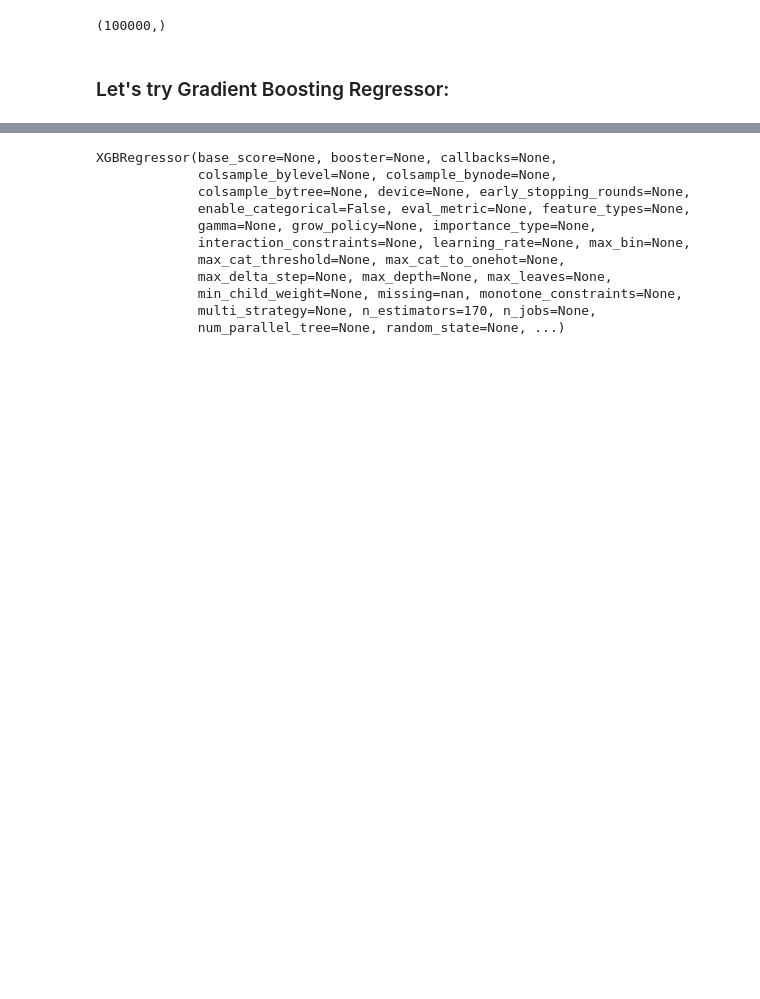
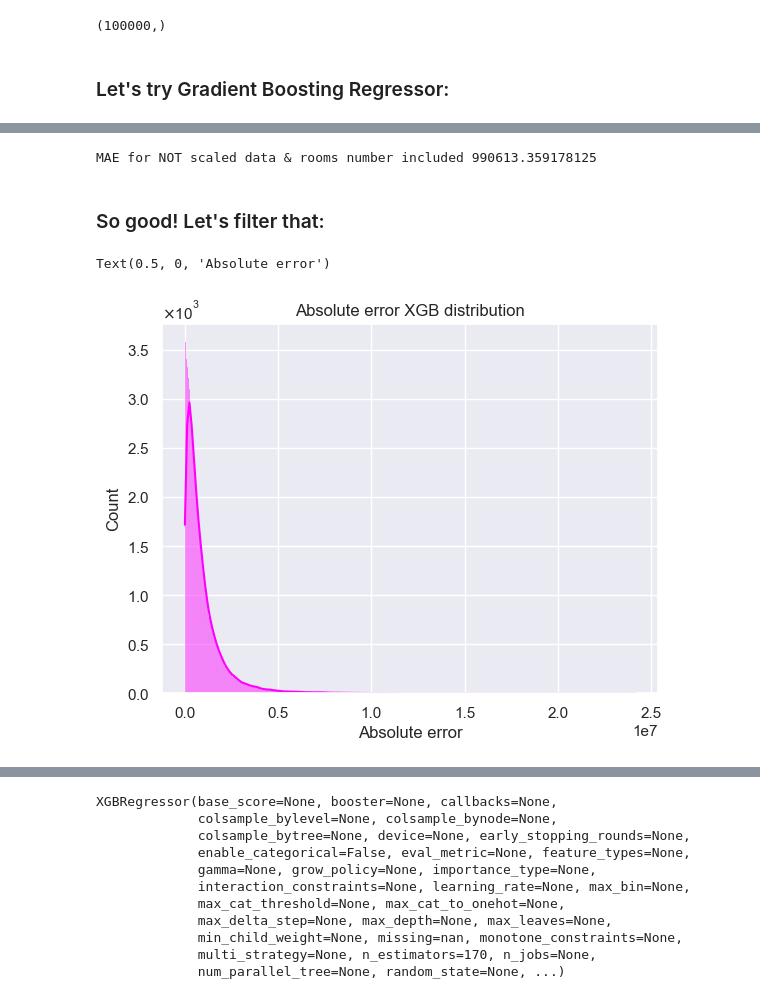
Before and after one commit to 4ervonec19/HW_predict_prices, a Jupyter notebook: final_notebook/predict_prices_notebook_4th(final)_upgrade.ipynb, the cells around one changed output, grey strips where cells are left out. Drawn from its saved outputs; the diff is of its cells as text; code cells hidden in the pictures; blank space fills up the shorter version.

```diff
--- a/final_notebook/predict_prices_notebook_4th(final)_upgrade.ipynb
+++ b/final_notebook/predict_prices_notebook_4th(final)_upgrade.ipynb
@@ -1138,7 +1146,7 @@ len(prices_dataset.iloc[:, 9:22][(prices_dataset.iloc[:, 9:22] == 0).all(axis =
 # %%
 prices_dataset.to_csv('third_update_predict_prices.csv')
 # %%
-prices_dataset = pd.read_csv('tools\\third_update_predict_prices.csv')
+prices_dataset = pd.read_csv('C:\\Users\\Пользователь\\Desktop\\Technopark Spring 2024\\ML\\tool_excels_predict_prices\\third_update_predict_prices.csv')
 prices_dataset = prices_dataset.drop(columns = ['Unnamed: 0'])
 # %%
 prices_dataset_columns = prices_dataset.columns
@@ -1213,3 +1223,5 @@ prices_dataset.head()
+# %%
+rooms = prices_dataset['rooms']
 # %%
 date_price = prices_dataset[['date', 'price', 'build_tech']]
 date_price.head()
@@ -1707,6 +1719,9 @@ prices_test_dataset.to_csv('prices_test_dataset_transformed_and_preprocessed.csv
 # %%
 prices_dataset = pd.read_csv('tools\\prices_dataset_transformed_and_preprocessed.csv')
 prices_dataset = prices_dataset.drop(columns = ['Unnamed: 0'])
+# %%
+prices_dataset['rooms'] = rooms
+prices_dataset['rooms'] = np.exp(prices_dataset['rooms'])
 # %%
 prices_test_dataset = pd.read_csv('tools\\prices_test_dataset_transformed_and_preprocessed.csv')
 prices_test_dataset = prices_test_dataset.drop(columns = ['Unnamed: 0'])
@@ -2082,3 +2101,8 @@ sample_submission['price'] = Y_predicted_test_data
 sample_submission.to_csv('submit_third.csv')
 # %% [markdown]
 ### Let's try Gradient Boosting Regressor:
+# %%
+xgb_regressor_rooms_feature = XGBRegressor(n_estimators = 63,
+                            # max_depth = 50,
+                             objective = 'reg:squarederror')
+xgb_regressor_rooms_feature.fit(X_train_prices, Y_train_prices)
@@ -2084,0 +2121,15 @@ sample_submission.to_csv('submit_third.csv')
+# %%
+print(f"MAE for NOT scaled data & rooms number included {mean_absolute_error(y_true = Y_test_prices, y_pred = xgb_regressor_rooms_feature.predict(X_test_prices))}")
+# %% [output]
+MAE for NOT scaled data & rooms number included 990613.359178125
+# %% [markdown]
+### So good! Let's filter that:
+# %%
+error = np.abs(Y_train_prices - xgb_regressor_rooms_feature.predict(X_train_prices))
+sns.histplot(x = error, color = 'magenta', kde = True)
+plt.gca().yaxis.set_major_formatter(formatter)
+plt.title('Absolute error XGB distribution')
+plt.xlabel('Absolute error')
+# %% [output]
+Text(0.5, 0, 'Absolute error')
+[figure, added]
```
Also changed, not shown: parts of 23 cells of this notebook, 1 other file.
